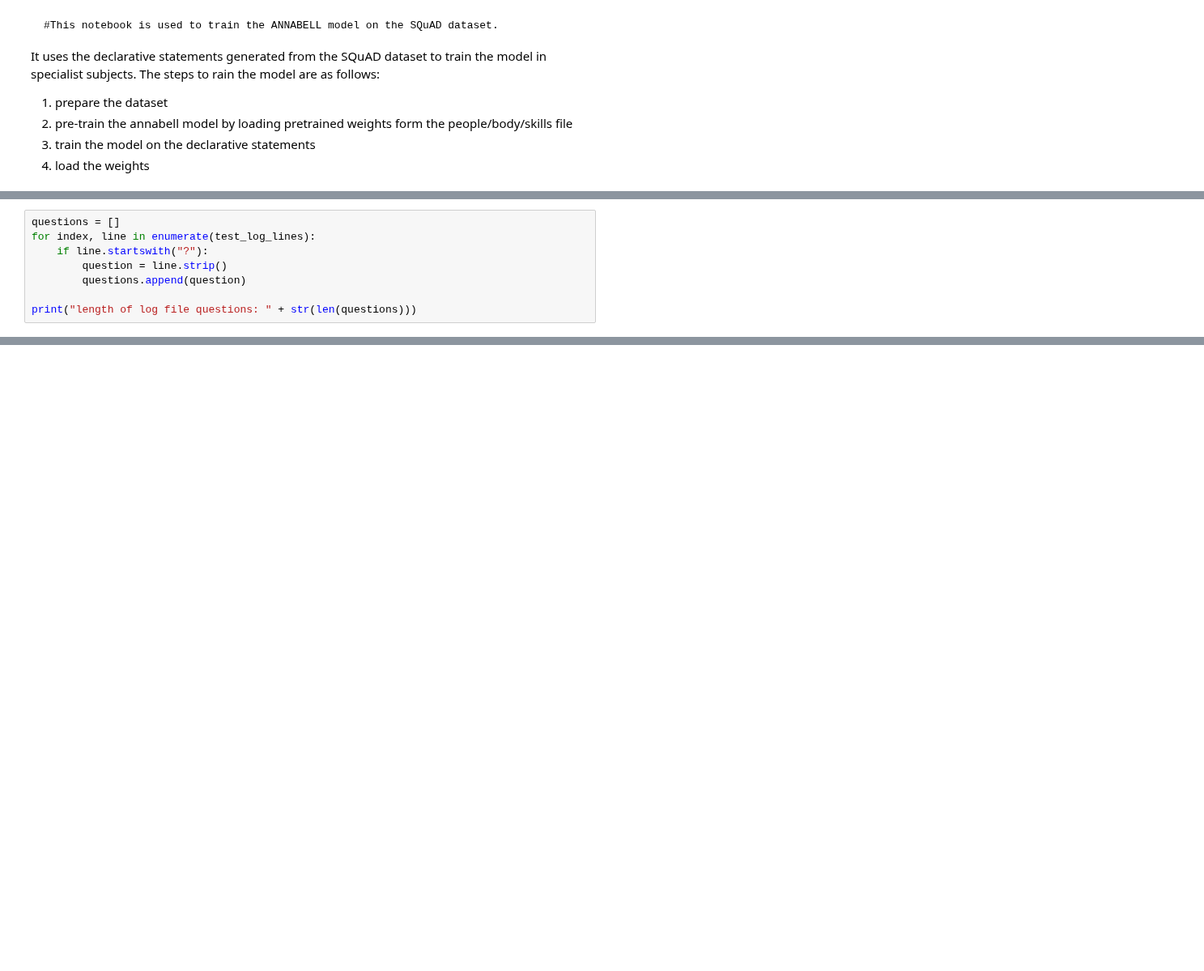
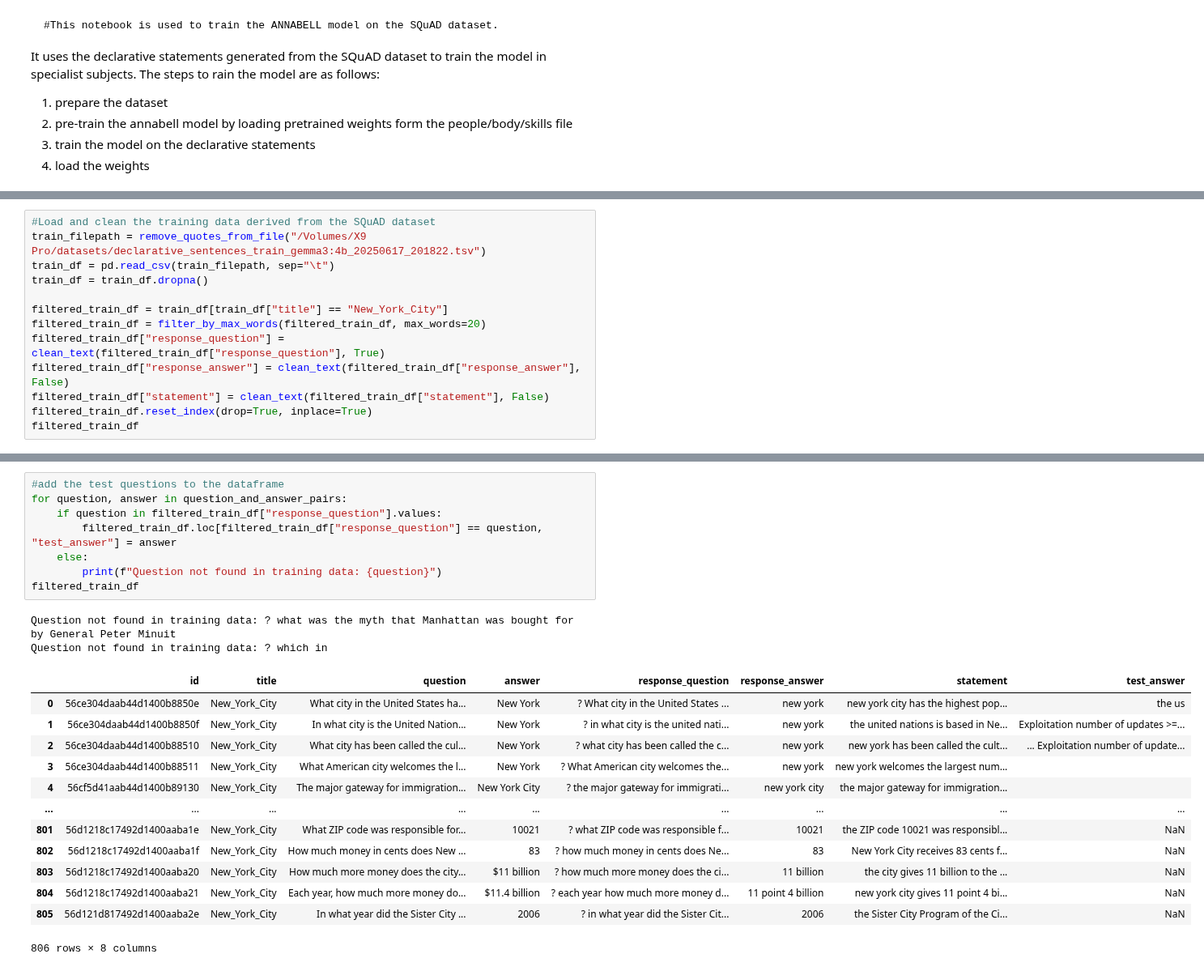
Before and after one commit to cjwalmsley/Training-and-evaluating-cognitive-language-models, a Jupyter notebook: train_test_annabell.ipynb, the cells around one changed output, grey strips where cells are left out. Shown at 81% size. Saved outputs shown, nothing was run; the diff lists cells and outputs as text; blank space fills up the shorter version.

```diff
--- a/train_test_annabell.ipynb
+++ b/train_test_annabell.ipynb
@@ -79,8 +31,0 @@ Exploitation number of updates >= 4000
-# %%
-questions = []
-for index, line in enumerate(test_log_lines):
-    if line.startswith("?"):
-        question = line.strip()
-        questions.append(question)
-
-print("length of log file questions: " + str(len(questions)))
@@ -88,0 +56,13 @@ length of log file questions: 586
+# %%
+#Load and clean the training data derived from the SQuAD dataset
+train_filepath = remove_quotes_from_file("/Volumes/X9 Pro/datasets/declarative_sentences_train_gemma3:4b_20250617_201822.tsv")
+train_df = pd.read_csv(train_filepath, sep="\t")
+train_df = train_df.dropna()
+
+filtered_train_df = train_df[train_df["title"] == "New_York_City"]
+filtered_train_df = filter_by_max_words(filtered_train_df, max_words=20)
+filtered_train_df["response_question"] = clean_text(filtered_train_df["response_question"], True)
+filtered_train_df["response_answer"] = clean_text(filtered_train_df["response_answer"], False)
+filtered_train_df["statement"] = clean_text(filtered_train_df["statement"], False)
+filtered_train_df.reset_index(drop=True, inplace=True)
+filtered_train_df
@@ -88,0 +84,24 @@ length of log file questions: 586
+# %%
+#add the test questions to the dataframe
+for question, answer in question_and_answer_pairs:
+    if question in filtered_train_df["response_question"].values:
+        filtered_train_df.loc[filtered_train_df["response_question"] == question, "test_answer"] = answer
+    else:
+        print(f"Question not found in training data: {question}")
+filtered_train_df
+# %% [output]
+Question not found in training data: ? what was the myth that Manhattan was bought for by General Peter Minuit
+Question not found in training data: ? which in
+|  | id | title | question | answer | response_question | response_answer | statement | test_answer |
+| 0 | 56ce304daab44d1400b8850e | New_York_City | What city in the United States ha... | New York | ? What city in the United States ... | new york | new york city has the highest pop... | the us |
+| 1 | 56ce304daab44d1400b8850f | New_York_City | In what city is the United Nation... | New York | ? in what city is the united nati... | new york | the united nations is based in Ne... | Exploitation number of updates >=... |
+| 2 | 56ce304daab44d1400b88510 | New_York_City | What city has been called the cul... | New York | ? what city has been called the c... | new york | new york has been called the cult... | ... Exploitation number of update... |
+| 3 | 56ce304daab44d1400b88511 | New_York_City | What American city welcomes the l... | New York | ? What American city welcomes the... | new york | new york welcomes the largest num... |  |
+| 4 | 56cf5d41aab44d1400b89130 | New_York_City | The major gateway for immigration... | New York City | ? the major gateway for immigrati... | new york city | the major gateway for immigration... |  |
+| ... | ... | ... | ... | ... | ... | ... | ... | ... |
+| 801 | 56d1218c17492d1400aaba1e | New_York_City | What ZIP code was responsible for... | 10021 | ? what ZIP code was responsible f... | 10021 | the ZIP code 10021 was responsibl... | NaN |
+| 802 | 56d1218c17492d1400aaba1f | New_York_City | How much money in cents does New ... | 83 | ? how much money in cents does Ne... | 83 | New York City receives 83 cents f... | NaN |
+| 803 | 56d1218c17492d1400aaba20 | New_York_City | How much more money does the city... | $11 billion | ? how much more money does the ci... | 11 billion | the city gives 11 billion to the ... | NaN |
+| 804 | 56d1218c17492d1400aaba21 | New_York_City | Each year, how much more money do... | $11.4 billion | ? each year how much more money d... | 11 point 4 billion | new york city gives 11 point 4 bi... | NaN |
+| 805 | 56d121d817492d1400aaba2e | New_York_City | In what year did the Sister City ... | 2006 | ? in what year did the Sister Cit... | 2006 | the Sister City Program of the Ci... | NaN |
+806 rows × 8 columns
```
Also changed, not shown: parts of 13 cells of this notebook, 4 other files.
